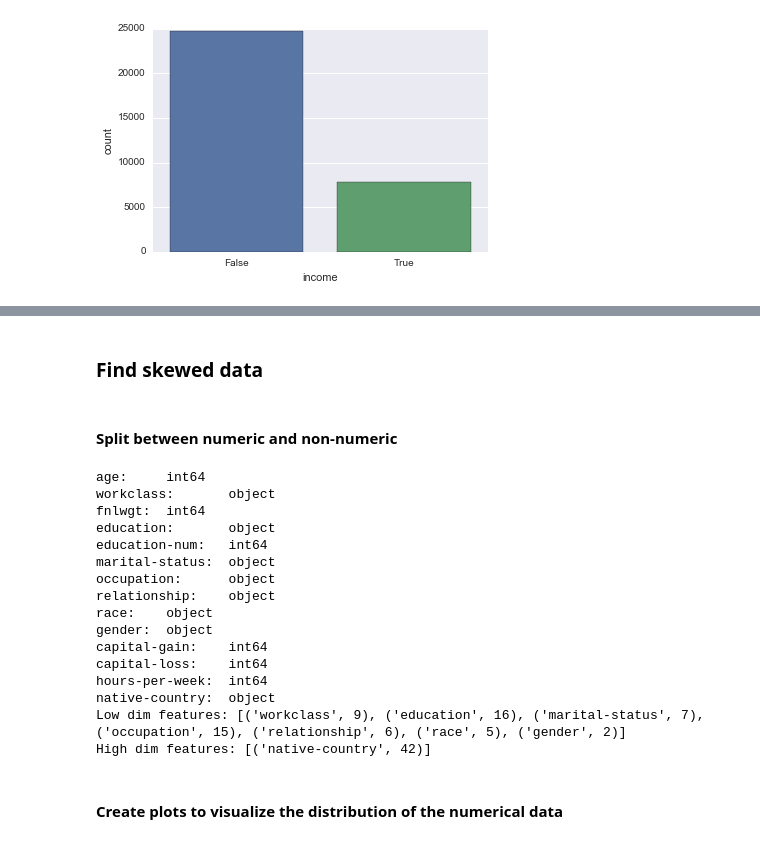
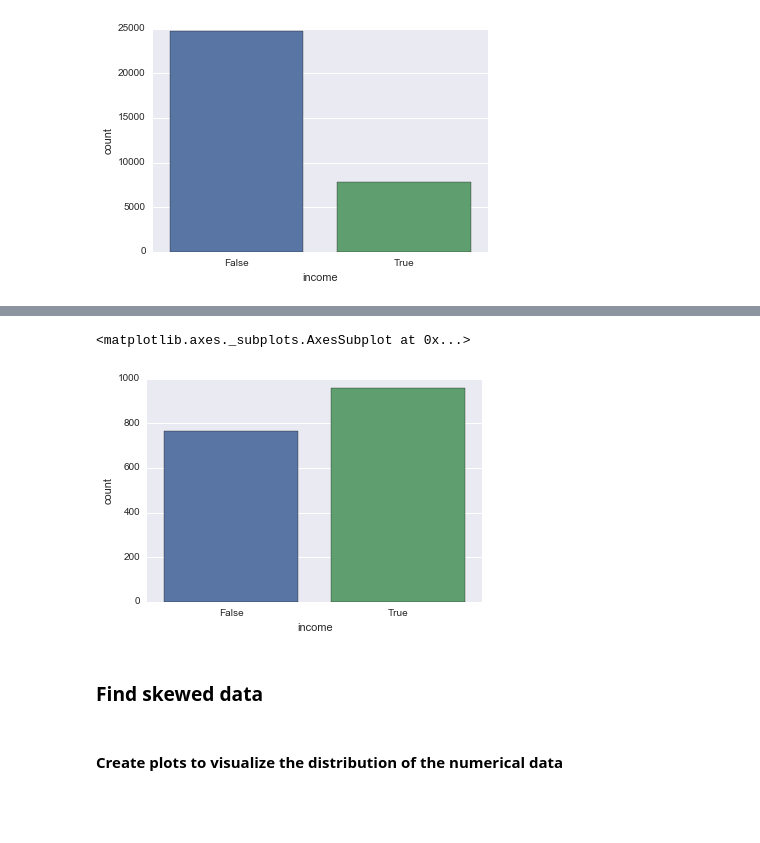
Before and after one commit to surfertas/machine_learning, a Jupyter notebook: kaggle/1-adult_dataset.ipynb, the cells around one changed output, grey strips where cells are left out. Saved outputs shown, nothing was run; the diff lists cells and outputs as text; code cells hidden in the pictures; blank space fills up the shorter version.

```diff
--- a/kaggle/1-adult_dataset.ipynb
+++ b/kaggle/1-adult_dataset.ipynb
@@ -156,49 +226,10 @@ Just guessing False will result in a accuracy of 0.759190442554
+# %%
+sns.countplot(census_train_label.iloc[np.where(census_train['education']==" Masters")])
+# %% [output]
+<matplotlib.axes._subplots.AxesSubplot at 0x...>
+[figure, added]
 # %% [markdown]
 ### Find skewed data
-# %% [markdown]
-#### Split between numeric and non-numeric
-# %%
-# Split between numeric and non-numeric
-numeric = []
-non_numeric = []
-for col in census_train.columns:
-    print(col+":\t", census_train[col].dtypes)
-    if census_train[col].dtypes == 'int64':
-        numeric.append(col)
-    else:
-        non_numeric.append(col)
-
-# Split between low and high dimensional
-# Lets say that less than 15 is low dimensional
-low_dim = []
-high_dim =[]
-
-for feature in non_numeric:
-    unique = len(census_train[feature].unique())
-    if unique < 20:
-        low_dim.append((feature,unique))
-    else:
-        high_dim.append((feature,unique))
-
-print("Low dim features: {}".format(low_dim))
-print("High dim features: {}".format(high_dim))
-# %% [output]
-age:     int64
-workclass:       object
-fnlwgt:  int64
-education:       object
-education-num:   int64
-marital-status:  object
-occupation:      object
-relationship:    object
-race:    object
-gender:  object
-capital-gain:    int64
-capital-loss:    int64
-hours-per-week:  int64
-native-country:  object
-Low dim features: [('workclass', 9), ('education', 16), ('marital-status', 7), ('occupation', 15), ('relationship', 6), ('race', 5), ('gender', 2)]
-High dim features: [('native-country', 42)]
 # %% [markdown]
 #### Create plots to visualize the distribution of the numerical data
 # %%
```
Also changed, not shown: parts of 8 cells of this notebook.
